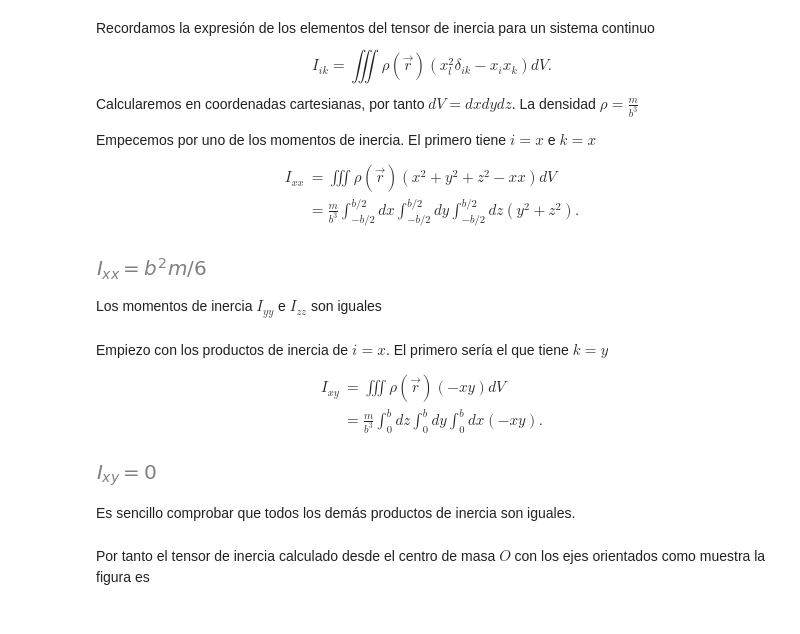
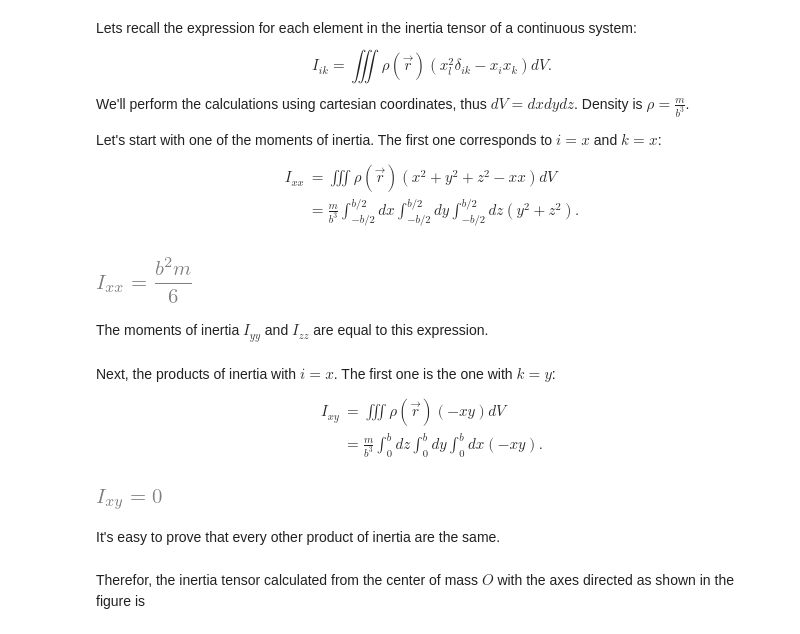
Before and after one commit to unlam/ComputationalAnalyticalMechanics, a Jupyter notebook: 09DistributedMass/inertiaTensorcube.ipynb, the cells around one changed output. Cells and saved outputs as stored; diff of their text form; code cells hidden in the pictures.

```diff
--- a/09DistributedMass/inertiaTensorcube.ipynb
+++ b/09DistributedMass/inertiaTensorcube.ipynb
@@ -51,13 +42,13 @@ $\displaystyle \overline{\overline{I} } = \left[\begin{matrix}I_{xx} & I_{xy} &
 # %% [markdown]
-Recordamos la expresión de los elementos del tensor de inercia para un sistema continuo
+Lets recall the expression for each element in the inertia tensor of a continuous system:
 $$
 I_{ik} = \iiint \rho(\vec{r}) \left(x_l^2 \delta_{ik} -  x_i x_k \right) dV .
 $$
-Calcularemos en coordenadas cartesianas, por tanto $dV = dx dy dz$.
-La densidad $\rho = \frac{m}{b^3}$
+We'll perform the calculations using cartesian coordinates, thus $dV = dx dy dz$.
+Density is $\rho = \frac{m}{b^3}$.
 
-Empecemos por uno de los momentos de inercia.
-El primero tiene $i=x$ e $k=x$
+Let's start with one of the moments of inertia.
+The first one corresponds to $i=x$ and $k=x$:
 $$
 \begin{aligned}
 I_{xx}
@@ -68,19 +59,19 @@ $$
 # %%
 x, y, z, b, m = sm.symbols('x y z b m')
 f_xx = y**2 + z**2
-rho_densidad = m/ b**3
-Ixx_exp = rho_densidad* sm.integrate(f_xx, (x, -b/2, b/2), (y, -b/2, b/2), (z,-b/2, b/2) )
+rho_density = m/ b**3
+Ixx_exp = rho_density* sm.integrate(f_xx, (x, -b/2, b/2), (y, -b/2, b/2), (z,-b/2, b/2) )
 sm.Eq( Ixx , Ixx_exp )
 # %% [output]
-[figure, old version]
+[figure, new version]
-# %% [markdown]
-Los momentos de inercia $I_{yy}$ e $I_{zz}$ son iguales
+# %% [markdown]
+The moments of inertia $I_{yy}$ and $I_{zz}$ are equal to this expression.
 # %%
 Iyy_exp = Ixx_exp
 Izz_exp = Ixx_exp
 # %% [markdown]
-Empiezo con los productos de inercia de $i=x$.
-El primero sería el que tiene $k=y$
+Next, the products of inertia with $i=x$.
+The first one is the one with $k=y$:
 $$
 \begin{aligned}
 I_{xy}
@@ -90,20 +81,20 @@ I_{xy}
 $$
 # %%
 f_xy = -x* y
-Ixy_exp = rho_densidad* sm.integrate(f_xy, (x, -b/2, b/2), (y, -b/2, b/2), (z, -b/2, b/2) )
+Ixy_exp = rho_density* sm.integrate(f_xy, (x, -b/2, b/2), (y, -b/2, b/2), (z, -b/2, b/2) )
 sm.Eq( Ixy , Ixy_exp )
 # %% [output]
-[figure, old version]
+[figure, new version]
-# %% [markdown]
-Es sencillo comprobar que todos los demás productos de inercia son iguales.
+# %% [markdown]
+It's easy to prove that every other product of inertia are the same.
 # %%
 Ixz_exp = Ixy_exp
 Iyx_exp = Ixy_exp
 Iyz_exp = Ixy_exp
 Izx_exp = Ixy_exp
 Izy_exp = Ixy_exp
-# %% [markdown]
-Por tanto el tensor de inercia calculado desde el centro de masa $O$ con los ejes orientados como muestra la figura es
+# %% [markdown]
+Therefor, the inertia tensor calculated from the center of mass $O$ with the axes directed as shown in the figure is
 # %%
 subsI = {
     Ixx: Ixx_exp,
```
Also changed, not shown: parts of 18 cells of this notebook, 15 other files.
